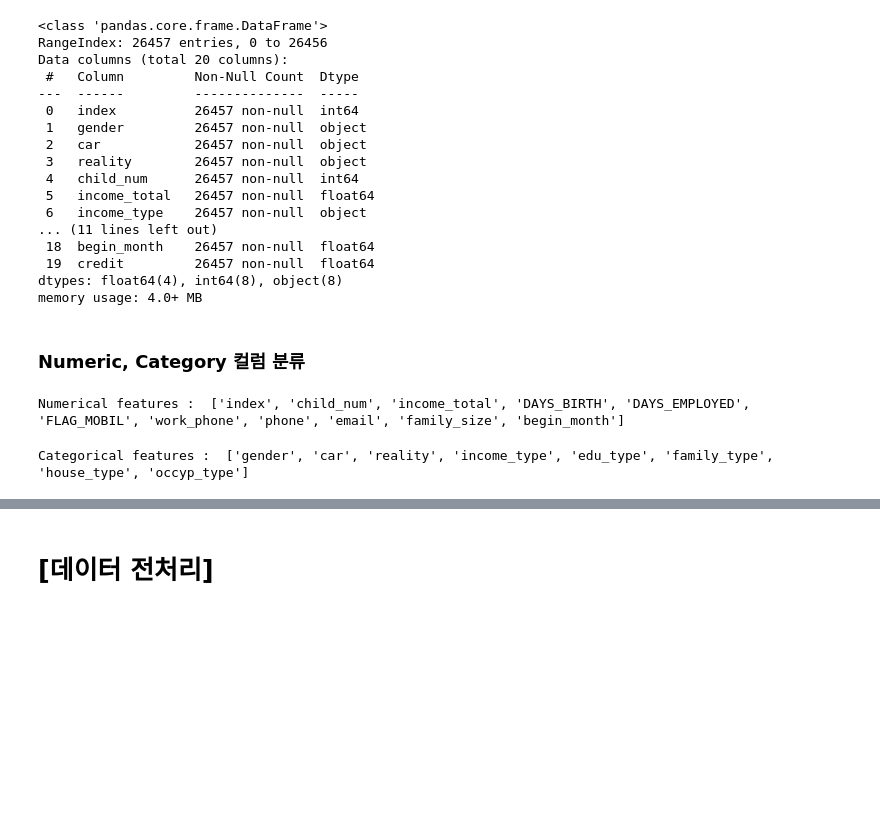
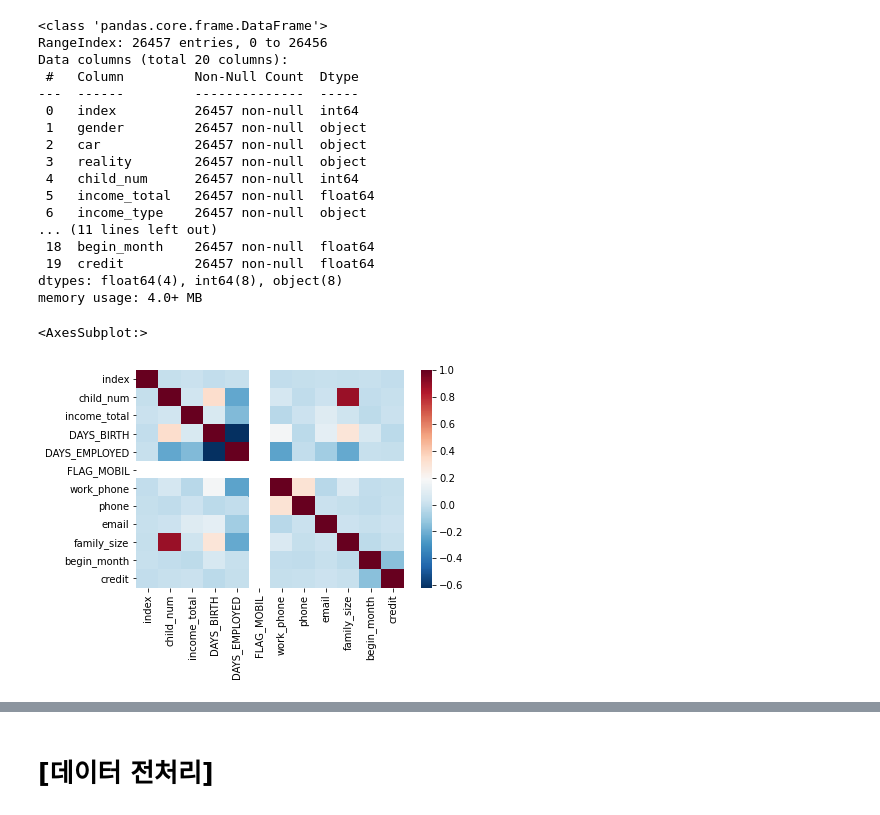
Before and after one commit to JxxHxxx/Ubion-CreditCardUserPrediction, a Jupyter notebook: Code/JY_EDA_scaling_stacking.ipynb, the cells around one changed output, grey strips where cells are left out. Cells and saved outputs as stored; diff of their text form; code cells hidden in the pictures; blank space fills up the shorter version.

```diff
--- a/Code/JY_EDA_scaling_stacking.ipynb
+++ b/Code/JY_EDA_scaling_stacking.ipynb
@@ -53,16 +53,12 @@ Data columns (total 20 columns):
  19  credit         26457 non-null  float64
 dtypes: float64(4), int64(8), object(8)
 memory usage: 4.0+ MB
-# %% [markdown]
-### Numeric, Category 컬럼 분류
-# %%
-numerical_feats = train.dtypes[train.dtypes != 'object'].index.tolist() #인덱스를 리스트로 생성
-numerical_feats.remove('credit')
-print("Numerical features : ", numerical_feats)
-# %% [output]
-Numerical features :  ['index', 'child_num', 'income_total', 'DAYS_BIRTH', 'DAYS_EMPLOYED', 'FLAG_MOBIL', 'work_phone', 'phone', 'email', 'family_size', 'begin_month']
-# %%
-categorical_feats = train.dtypes[train.dtypes == 'object'].index.tolist()
-print("Categorical features : ", categorical_feats)
-# %% [output]
-Categorical features :  ['gender', 'car', 'reality', 'income_type', 'edu_type', 'family_type', 'house_type', 'occyp_type']
+# %%
+# 변수간 상관관계 분석
+# 1에 가까울 수록 두개가 정비례
+# -1에 가까울 수록 반비례
+# 0에 가까울수록 두개간 관계가 없다
+sns.heatmap(train.corr(), cmap ='RdBu_r')
+# %% [output]
+<AxesSubplot:>
+[figure, added]
```
Also changed, not shown: parts of 3 cells of this notebook.
